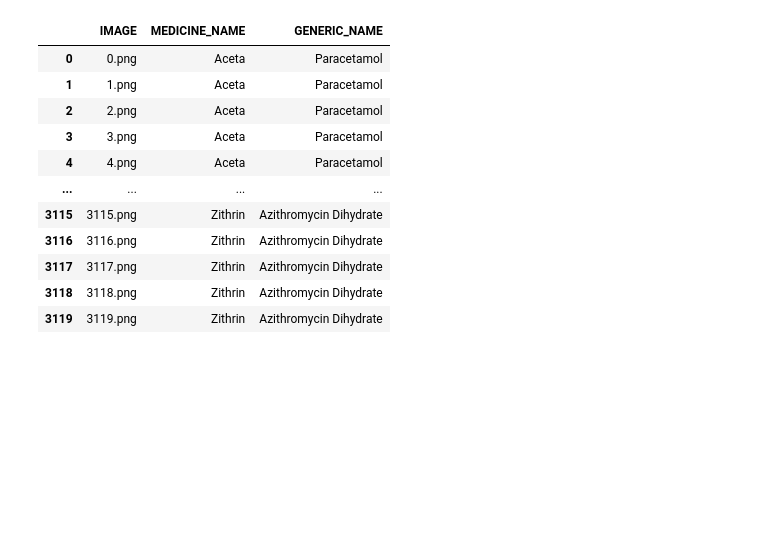
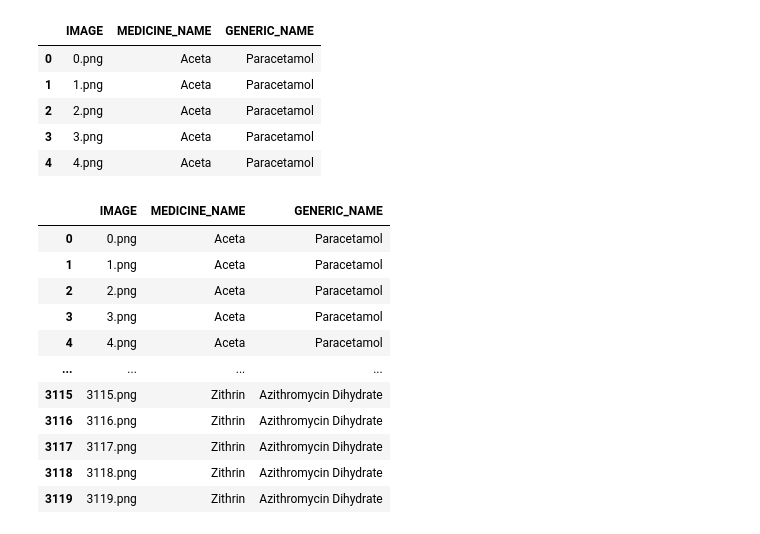
Before and after one commit to ArfaNada/Medical-Prescription, a Jupyter notebook: doctor-s-prescription.ipynb, the cells around one changed output. Cells and saved outputs as stored; diff of their text form; code cells hidden in the pictures; blank space fills up the shorter version.

```diff
--- a/doctor-s-prescription.ipynb
+++ b/doctor-s-prescription.ipynb
@@ -6,10 +245,17 @@ import cv2
 # %%
-#import the training ,test and validation sets
+# Load train/validation/test label CSVs
+df_test = pd.read_csv('/kaggle/input/doctors-handwritten-prescription-bd-dataset/Doctor’s Handwritten Prescription BD dataset/Testing/testing_labels.csv')
+df_train = pd.read_csv('/kaggle/input/doctors-handwritten-prescription-bd-dataset/Doctor’s Handwritten Prescription BD dataset/Training/training_labels.csv')
+df_val = pd.read_csv('/kaggle/input/doctors-handwritten-prescription-bd-dataset/Doctor’s Handwritten Prescription BD dataset/Validation/validation_labels.csv')
 
-df_test = pd.read_csv("/kaggle/input/doctors-handwritten-prescription-bd-dataset/Doctor’s Handwritten Prescription BD dataset/Testing/testing_labels.csv")
-df_train= pd.read_csv("/kaggle/input/doctors-handwritten-prescription-bd-dataset/Doctor’s Handwritten Prescription BD dataset/Training/training_labels.csv")
-
-df_val = pd.read_csv("/kaggle/input/doctors-handwritten-prescription-bd-dataset/Doctor’s Handwritten Prescription BD dataset/Validation/validation_labels.csv")
+df_train.head()
+# %% [output]
+|  | IMAGE | MEDICINE_NAME | GENERIC_NAME |
+| 0 | 0.png | Aceta | Paracetamol |
+| 1 | 1.png | Aceta | Paracetamol |
+| 2 | 2.png | Aceta | Paracetamol |
+| 3 | 3.png | Aceta | Paracetamol |
+| 4 | 4.png | Aceta | Paracetamol |
 # %%
 df_train
 # %% [output]
```
Also changed, not shown: parts of 36 cells of this notebook.
